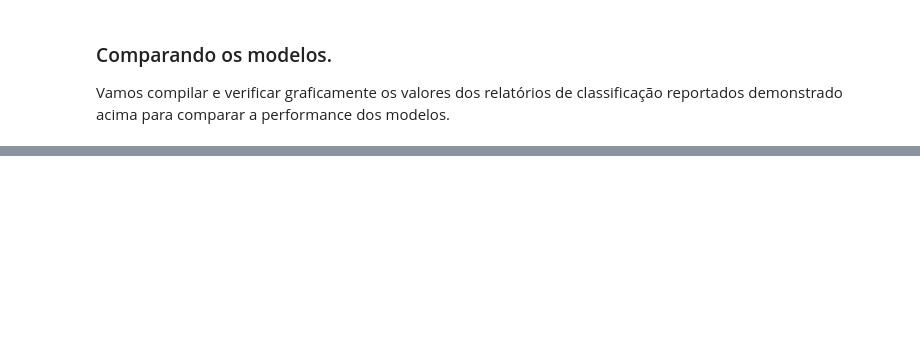
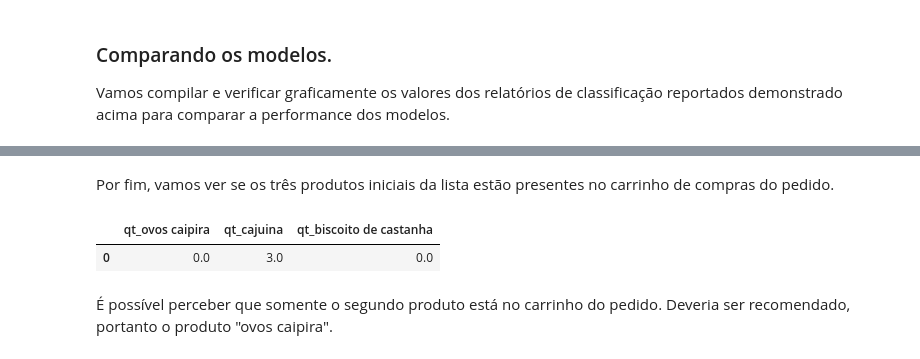
Before and after one commit to lgalicki/tcc-pos-ciecia-de-dados-pucmg, a Jupyter notebook: 5 - Sistema de recomendação.ipynb, the cells around one changed output, grey strips where cells are left out. Cells and saved outputs as stored; diff of their text form; code cells hidden in the pictures; blank space fills up the shorter version.

```diff
--- a/5 - Sistema de recomendação.ipynb
+++ b/5 - Sistema de recomendação.ipynb
@@ -445,0 +494,9 @@ Para este cliente seria sugerido o mamão.
+# %% [markdown]
+Por fim, vamos ver se os três produtos iniciais da lista estão presentes no carrinho de compras do pedido.
+# %%
+df.iloc[[0]][['qt_ovos caipira','qt_cajuina','qt_biscoito de castanha']]
+# %% [output]
+|  | qt_ovos caipira | qt_cajuina | qt_biscoito de castanha |
+| 0 | 0.0 | 3.0 | 0.0 |
+# %% [markdown]
+É possível perceber que somente o segundo produto está no carrinho do pedido. Deveria ser recomendado, portanto o produto "ovos caipira".
```
Also changed, not shown: parts of 33 cells of this notebook, 3 other files.
